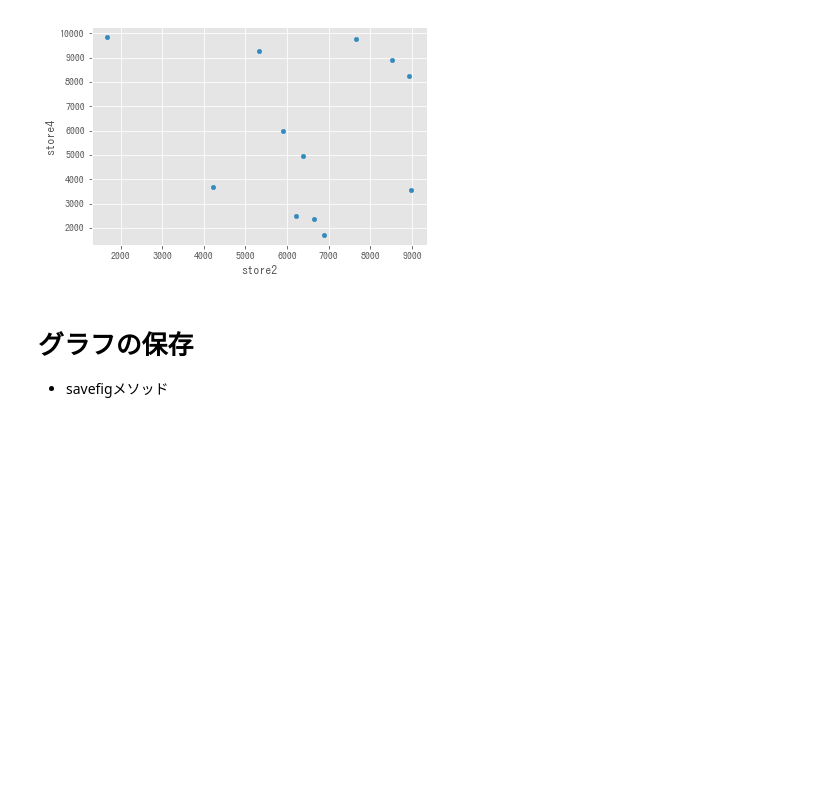
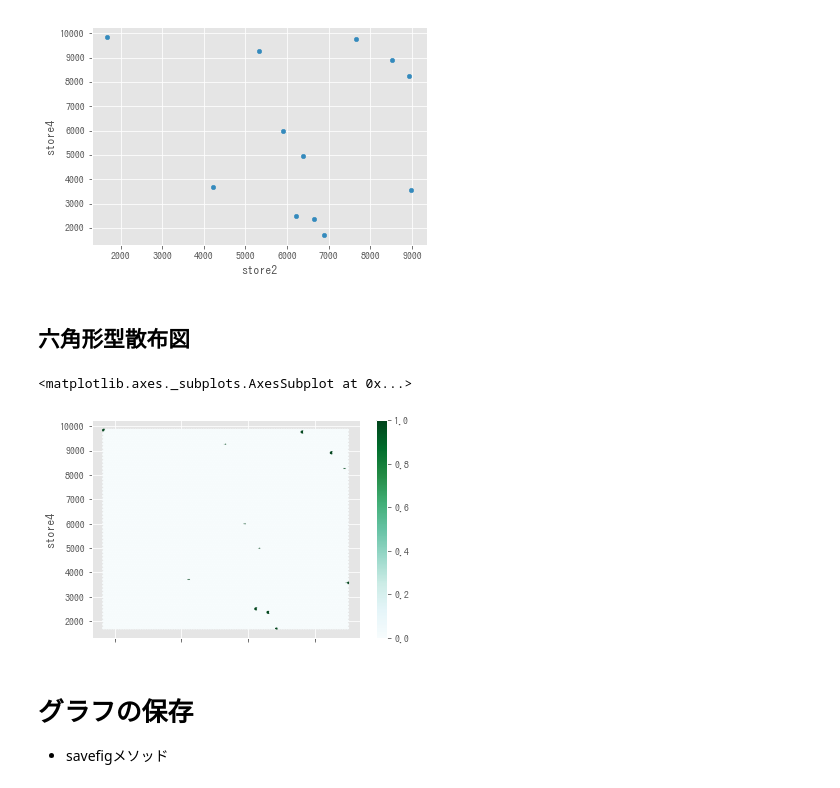
Before and after one commit to ftakao2007/python, a Jupyter notebook: jupyter_notebook/Python/matplotlib_graph.ipynb, the cells around one changed output. Drawn from its saved outputs; the diff is of its cells as text; code cells hidden in the pictures; blank space fills up the shorter version.

```diff
--- a/jupyter_notebook/Python/matplotlib_graph.ipynb
+++ b/jupyter_notebook/Python/matplotlib_graph.ipynb
@@ -284,6 +285,13 @@ df.plot(kind="scatter", x="store2", y="store4")
 # %% [output]
 <matplotlib.axes._subplots.AxesSubplot at 0x...>
 [figure]
+# %% [markdown]
+## 六角形型散布図
+# %%
+df.plot(kind="hexbin", x="store2", y="store4")
+# %% [output]
+<matplotlib.axes._subplots.AxesSubplot at 0x...>
+[figure, added]
 # %% [markdown]
 # グラフの保存
 
```
Also changed, not shown: parts of 3 cells of this notebook, 5 other files.
